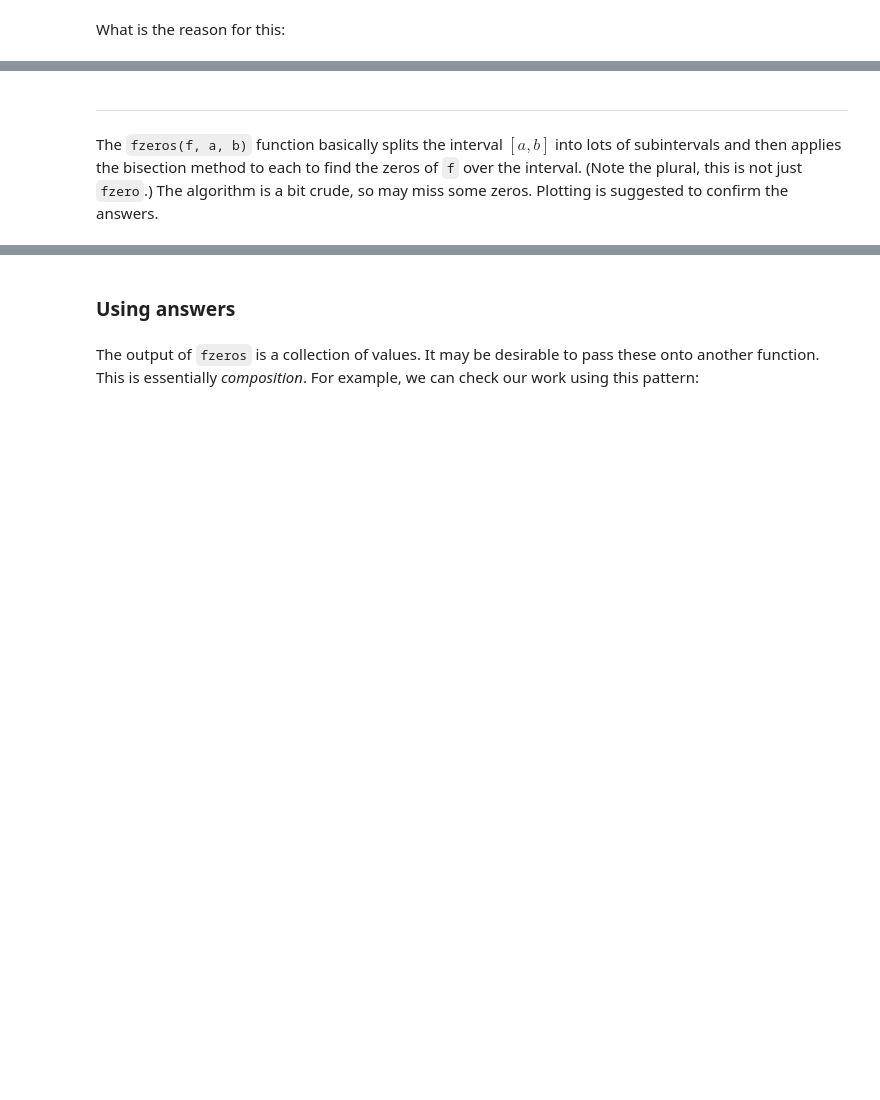
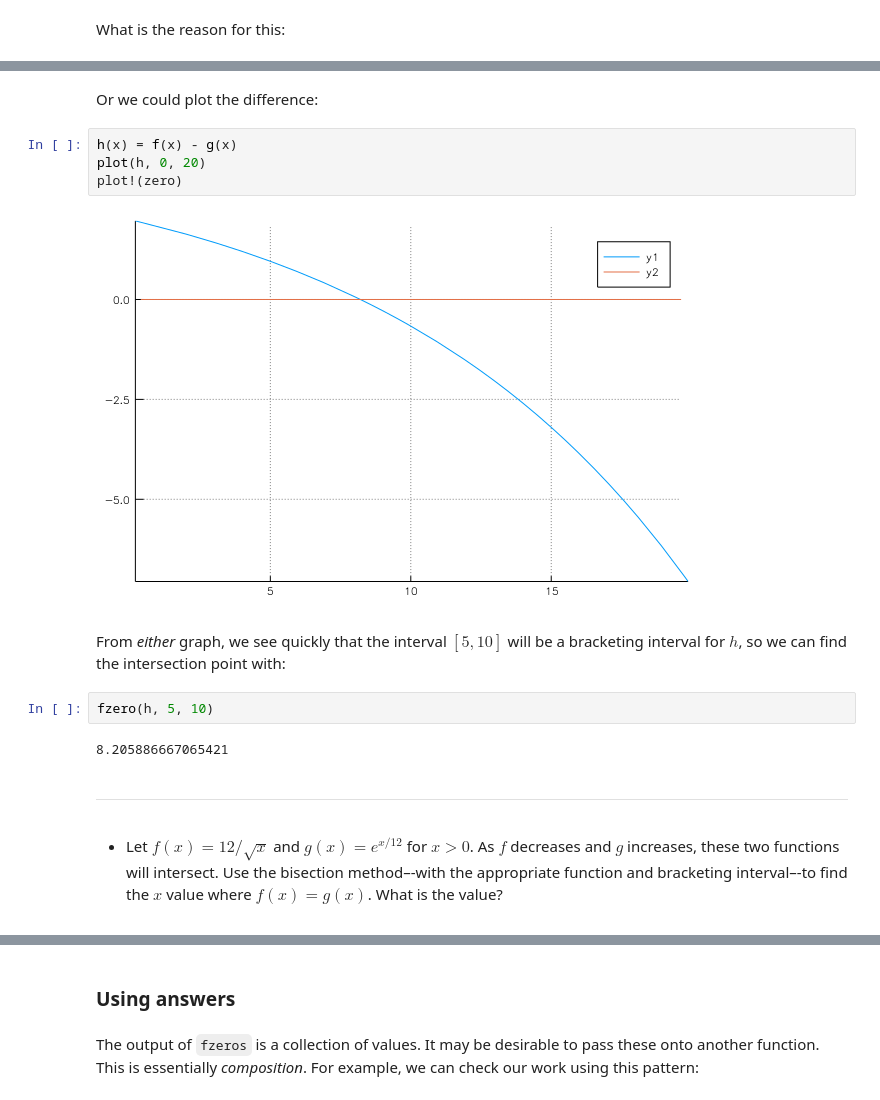
Before and after one commit to mth229/229-projects, a Jupyter notebook: zeros.ipynb, the cells around one changed output, grey strips where cells are left out. Cells and saved outputs as stored; diff of their text form; blank space fills up the shorter version.

```diff
--- a/zeros.ipynb
+++ b/zeros.ipynb
@@ -260,4 +252,21 @@ bisection (generic function with 1 method)
+# %% [markdown]
+<p>Or we could plot the difference:</p>
+# %%
+h(x) = f(x) - g(x)
+plot(h, 0, 20)
+plot!(zero)
+# %% [output]
+[figure, added]
+# %% [markdown]
+<p>From <em>either</em> graph, we see quickly that the interval $[5,10]$ will be a bracketing interval for $h$, so we can find the intersection point with:</p>
+# %%
+fzero(h, 5, 10)
+# %% [output]
+8.205886667065421
 # %% [markdown]
 <hr />
-# %% [markdown]
-<p>The <code>fzeros&#40;f, a, b&#41;</code> function basically splits the interval $[a,b]$ into lots of subintervals and then applies the bisection method to each to find the zeros of <code>f</code> over the interval. (Note the plural, this is not just <code>fzero</code>.) The algorithm is a bit crude, so may miss some zeros. Plotting is suggested to confirm the answers.</p>
+# %% [markdown]
+<ul>
+<li><p>Let $f(x) = 12/\sqrt{x}$ and $g(x) = e^{x/12}$ for $x > 0$. As $f$ decreases and $g$ increases, these two functions will intersect. Use the bisection method–-with the appropriate function and bracketing interval–-to find the $x$ value where $f(x) = g(x)$. What is the value?</p>
+</li>
+</ul>
```
Also changed, not shown: parts of 141 cells of this notebook, 9 other files.
